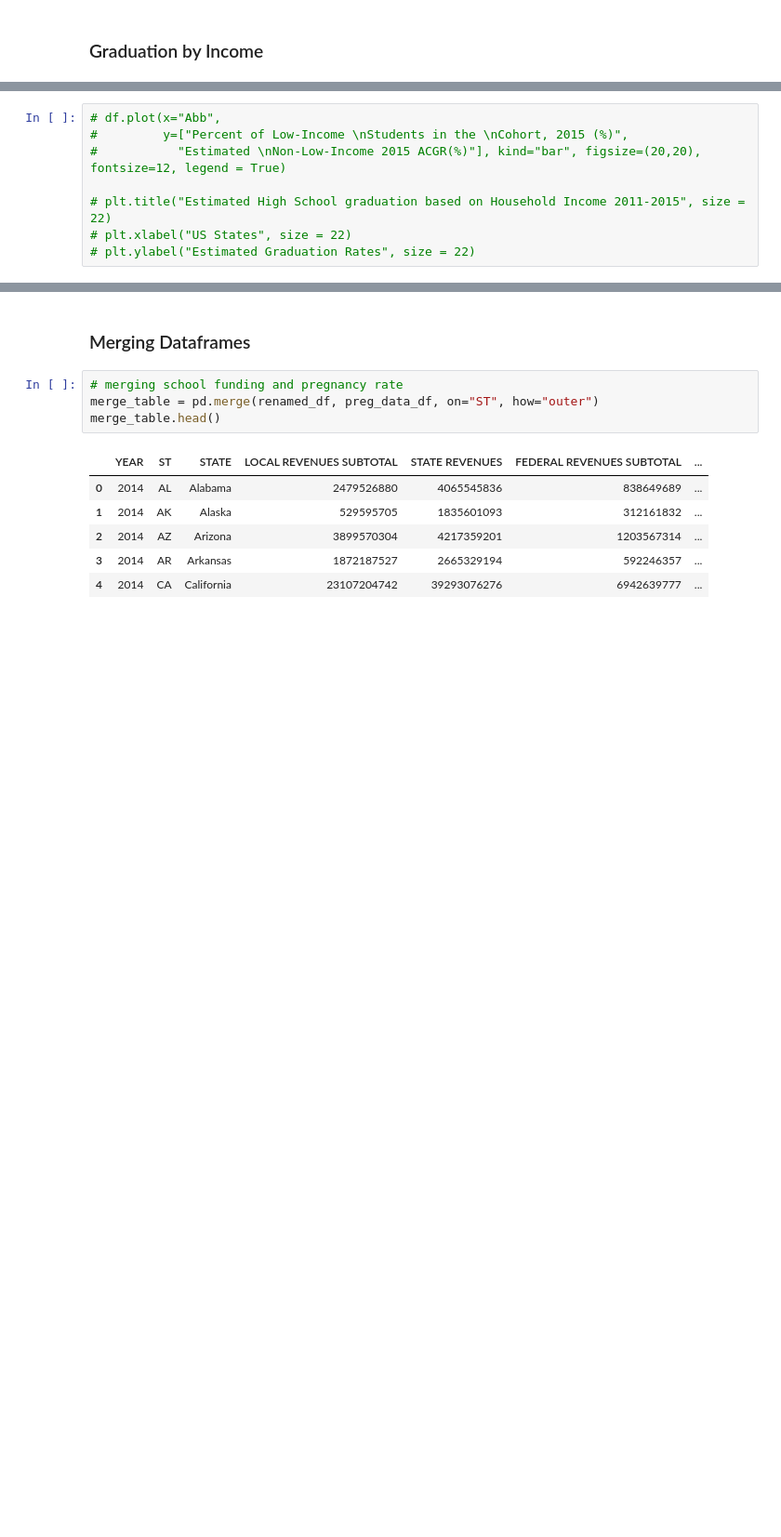
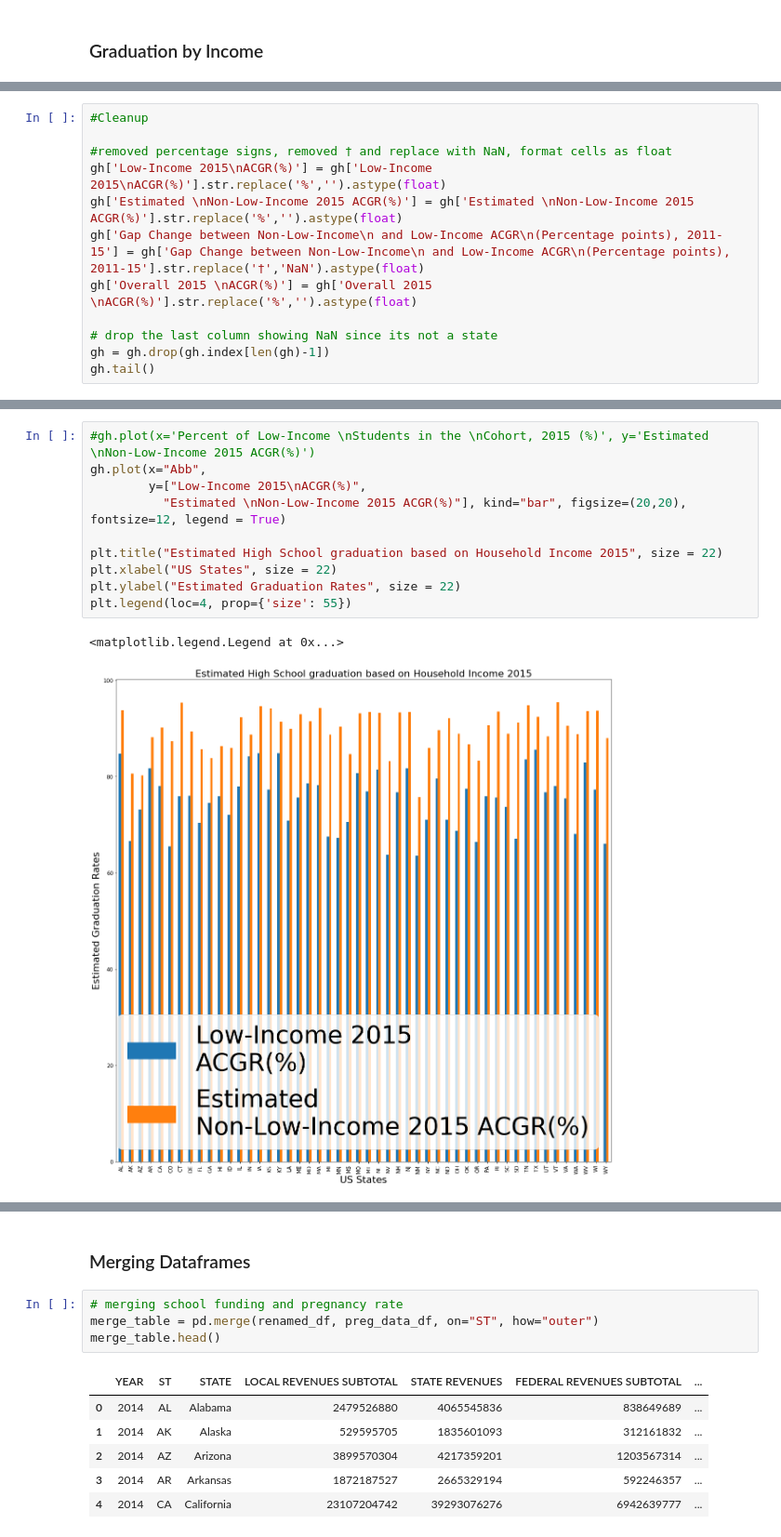
Before and after one commit to jelizalo/project-one, a Jupyter notebook: ProjectMaster.ipynb, the cells around one changed output, grey strips where cells are left out. Shown at 93% size. Drawn from its saved outputs; the diff is of its cells as text; blank space fills up the shorter version.

```diff
--- a/ProjectMaster.ipynb
+++ b/ProjectMaster.ipynb
@@ -267,0 +298,12 @@ df.head()
+# %%
+#Cleanup
+
+#removed percentage signs, removed † and replace with NaN, format cells as float
+gh['Low-Income 2015\nACGR(%)'] = gh['Low-Income 2015\nACGR(%)'].str.replace('%','').astype(float)
+gh['Estimated \nNon-Low-Income 2015 ACGR(%)'] = gh['Estimated \nNon-Low-Income 2015 ACGR(%)'].str.replace('%','').astype(float)
+gh['Gap Change between Non-Low-Income\n and Low-Income ACGR\n(Percentage points), 2011-15'] = gh['Gap Change between Non-Low-Income\n and Low-Income ACGR\n(Percentage points), 2011-15'].str.replace('†','NaN').astype(float)
+gh['Overall 2015 \nACGR(%)'] = gh['Overall 2015 \nACGR(%)'].str.replace('%','').astype(float)
+
+# drop the last column showing NaN since its not a state
+gh = gh.drop(gh.index[len(gh)-1])
+gh.tail()
@@ -268,8 +346,13 @@ df.head()
 # %%
-# df.plot(x="Abb",
-#         y=["Percent of Low-Income \nStudents in the \nCohort, 2015 (%)",
-#           "Estimated \nNon-Low-Income 2015 ACGR(%)"], kind="bar", figsize=(20,20), fontsize=12, legend = True)
+#gh.plot(x='Percent of Low-Income \nStudents in the \nCohort, 2015 (%)', y='Estimated \nNon-Low-Income 2015 ACGR(%)')
+gh.plot(x="Abb",
+        y=["Low-Income 2015\nACGR(%)",
+          "Estimated \nNon-Low-Income 2015 ACGR(%)"], kind="bar", figsize=(20,20), fontsize=12, legend = True)
 
-# plt.title("Estimated High School graduation based on Household Income 2011-2015", size = 22)
-# plt.xlabel("US States", size = 22)
-# plt.ylabel("Estimated Graduation Rates", size = 22)
+plt.title("Estimated High School graduation based on Household Income 2015", size = 22)
+plt.xlabel("US States", size = 22)
+plt.ylabel("Estimated Graduation Rates", size = 22)
+plt.legend(loc=4, prop={'size': 55})
+# %% [output]
+<matplotlib.legend.Legend at 0x...>
+[figure, added]
```
Also changed, not shown: parts of 30 cells of this notebook.
